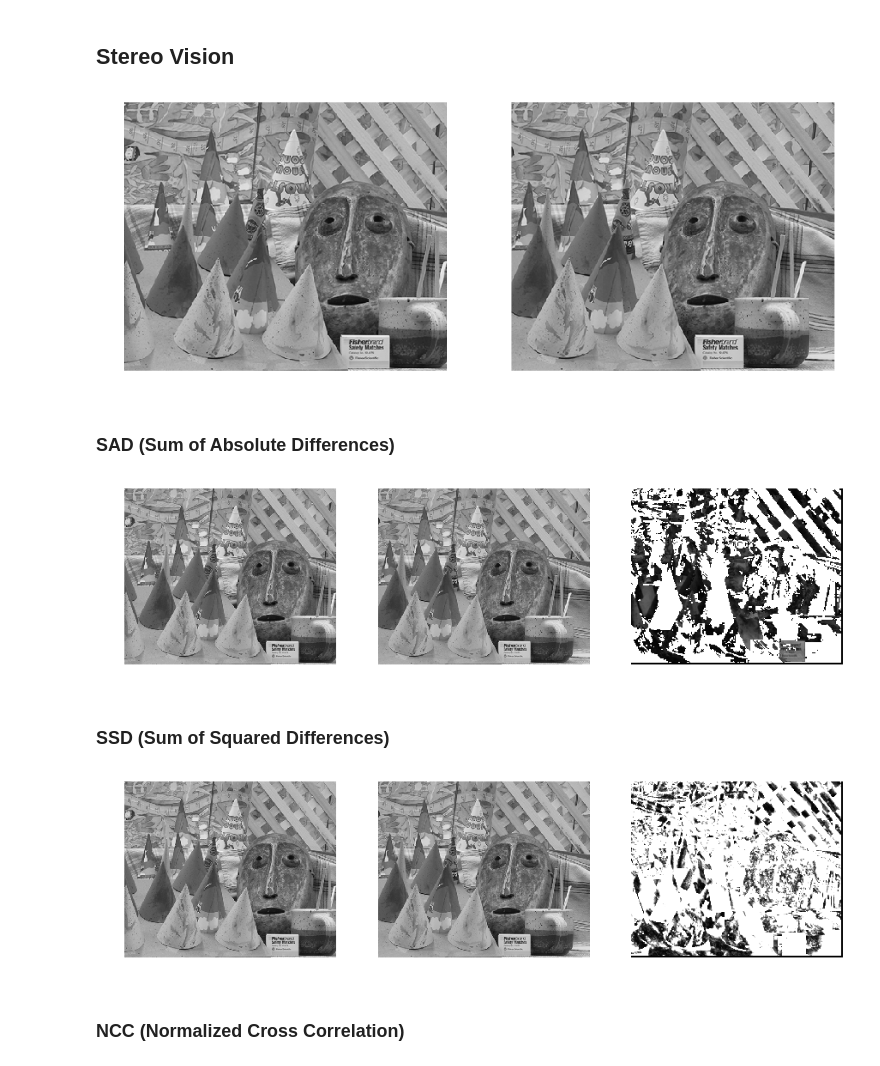
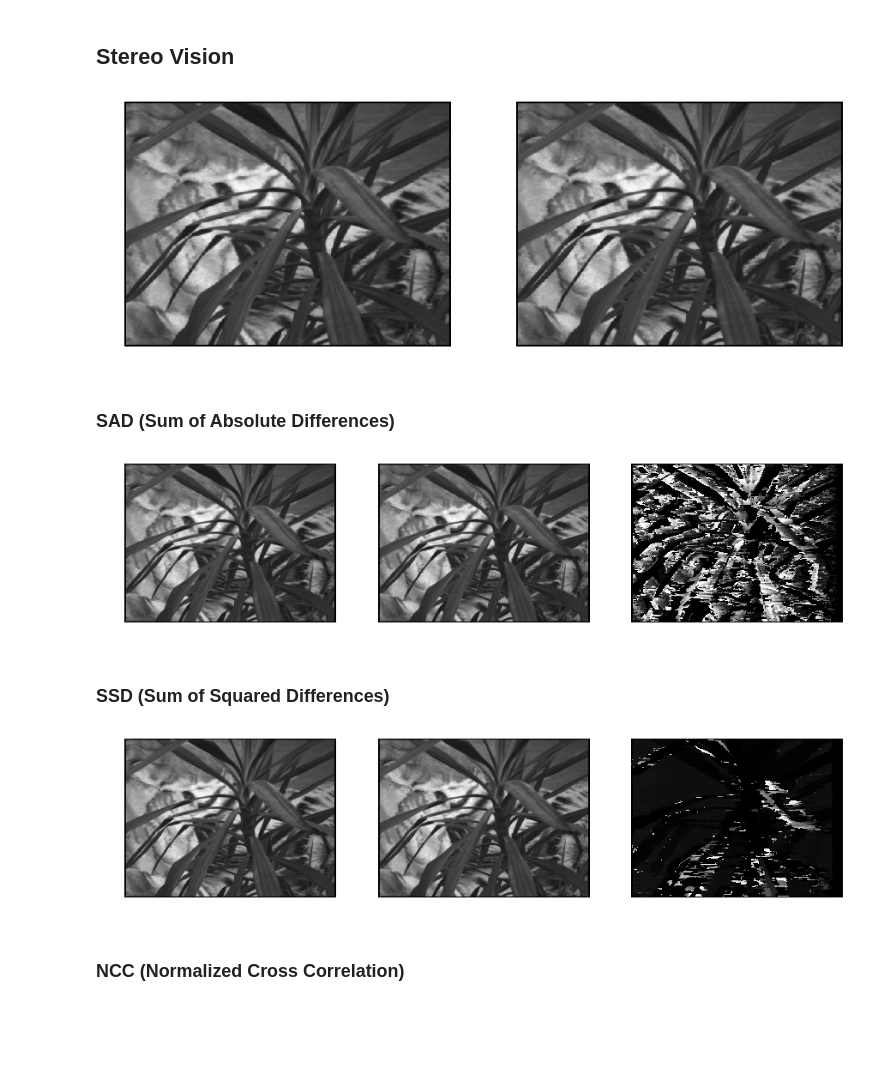
Before and after one commit to vinihcampos/digiproc, a Jupyter notebook: Exercise#11/Stereo Vision.ipynb, the cells around one changed output. Saved outputs shown, nothing was run; the diff lists cells and outputs as text; code cells hidden in the pictures; blank space fills up the shorter version.

```diff
--- a/Exercise#11/Stereo Vision.ipynb
+++ b/Exercise#11/Stereo Vision.ipynb
@@ -9,21 +9,21 @@ from numba import jit
 from math import sqrt
 # %%
 # Read sample images
-left = cv2.imread('images/coneL.png', 0)
-right = cv2.imread('images/coneR.png', 0)
+left = cv2.imread('images/l4.png', 0)
+right = cv2.imread('images/r4.png', 0)
 
 plt.figure(figsize=(15,10))
 ax1 = plt.subplot(121)
 ax1.imshow(left, cmap='gray')
 ax2 = plt.subplot(122)
 ax2.imshow(right, cmap='gray')
 
 ax1.axis('off')
 ax2.axis('off')
 
 plt.show()
 # %% [output]
-[figure, old version]
+[figure, new version]
 # %% [markdown]
 ### SAD (Sum of Absolute Differences)
 # %%
@@ -61,6 +60,6 @@ def sad(left, right, kernel, offset):
     return result
 # %%
-result = sad(left, right, 3, 10)
+result = sad(left, right, 10, 50)
 
 plt.figure(figsize=(15,10))
 ax1 = plt.subplot(131)
@@ -76,7 +75,7 @@ ax3.axis('off')
 
 plt.show()
 # %% [output]
-[figure, old version]
+[figure, new version]
 # %% [markdown]
 ### SSD (Sum of Squared Differences)
 # %%
@@ -114,6 +112,6 @@ def ssd(left, right, kernel, offset):
     return result
 # %%
-result = ssd(left, right, 3, 10)
+result = ssd(left, right, 20, 70)
 
 plt.figure(figsize=(15,10))
 ax1 = plt.subplot(131)
@@ -129,7 +127,7 @@ ax3.axis('off')
 
 plt.show()
 # %% [output]
-[figure, old version]
+[figure, new version]
 # %% [markdown]
 ### NCC (Normalized Cross Correlation)
 # %%
```
Also changed, not shown: parts of 4 cells of this notebook, 8 other files.
